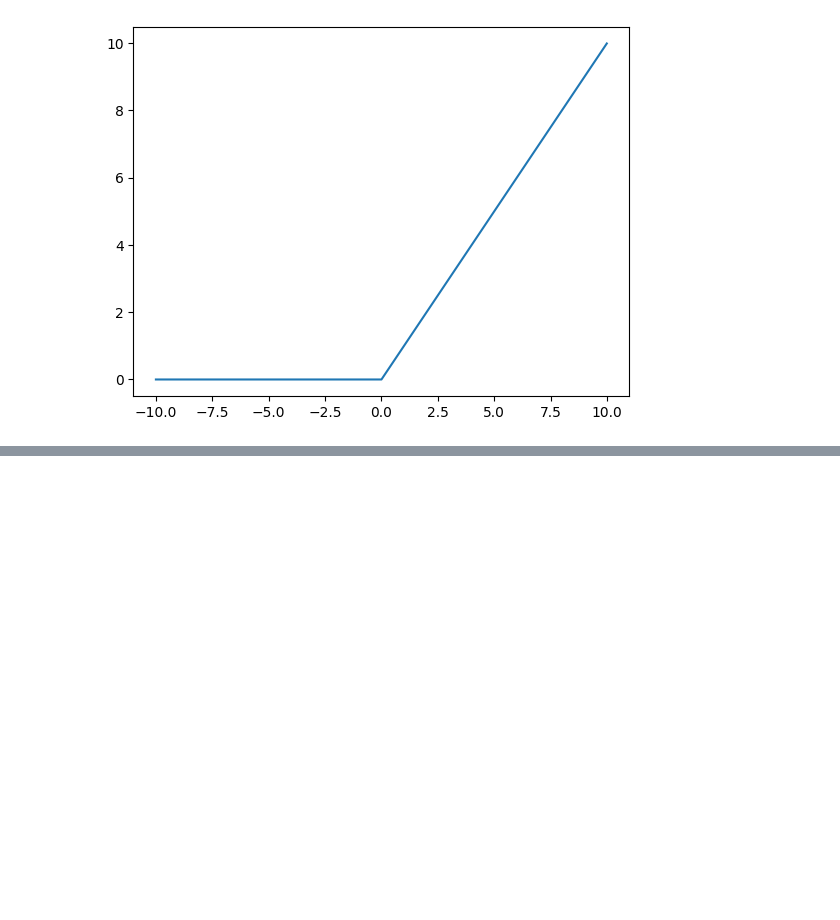
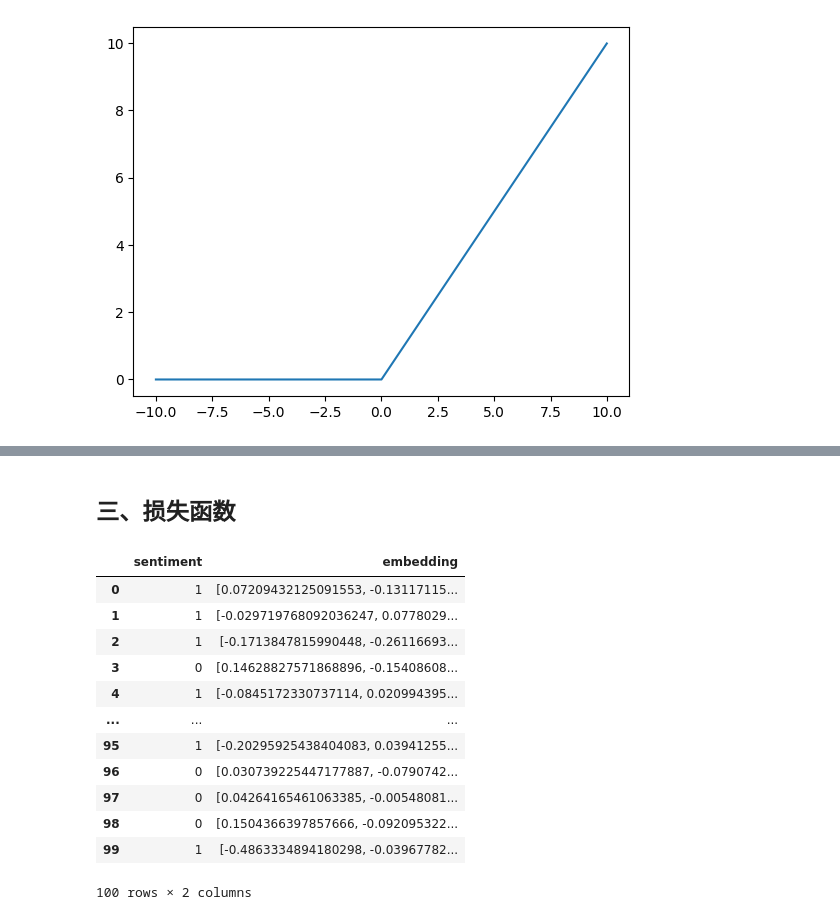
Before and after one commit to luochang212/dl-tricks, a Jupyter notebook: note.ipynb, the cells around one changed output, grey strips where cells are left out. Saved outputs shown, nothing was run; the diff lists cells and outputs as text; code cells hidden in the pictures; blank space fills up the shorter version.

```diff
--- a/note.ipynb
+++ b/note.ipynb
@@ -1,5 +1,8 @@
 # %% [markdown]
 # 像搭积木一样搭神经网络
+# %%
+EBD_PATH = './data/imdb_embedding_100.csv'
+BATCH_SIZE = 6
 # %%
 import math
 import random
@@ -118,0 +160,23 @@ plt.plot(x, y)
+# %% [markdown]
+## 三、损失函数
+# %%
+# 加载 embedding
+df = util.read_embedding_csv(csv_path=EBD_PATH,
+                             ebd_cols=['embedding'])
+df = df.drop(['review'], axis=1)
+df['sentiment'] = df['sentiment'].apply(lambda e: 1 if e == 'positive' else 0)
+df
+# %% [output]
+|  | sentiment | embedding |
+| 0 | 1 | [0.07209432125091553, -0.13117115... |
+| 1 | 1 | [-0.029719768092036247, 0.0778029... |
+| 2 | 1 | [-0.1713847815990448, -0.26116693... |
+| 3 | 0 | [0.14628827571868896, -0.15408608... |
+| 4 | 1 | [-0.0845172330737114, 0.020994395... |
+| ... | ... | ... |
+| 95 | 1 | [-0.20295925438404083, 0.03941255... |
+| 96 | 0 | [0.030739225447177887, -0.0790742... |
+| 97 | 0 | [0.04264165461063385, -0.00548081... |
+| 98 | 0 | [0.1504366397857666, -0.092095322... |
+| 99 | 1 | [-0.4863334894180298, -0.03967782... |
+100 rows × 2 columns
```
Also changed, not shown: parts of 12 cells of this notebook, 2 other files.
